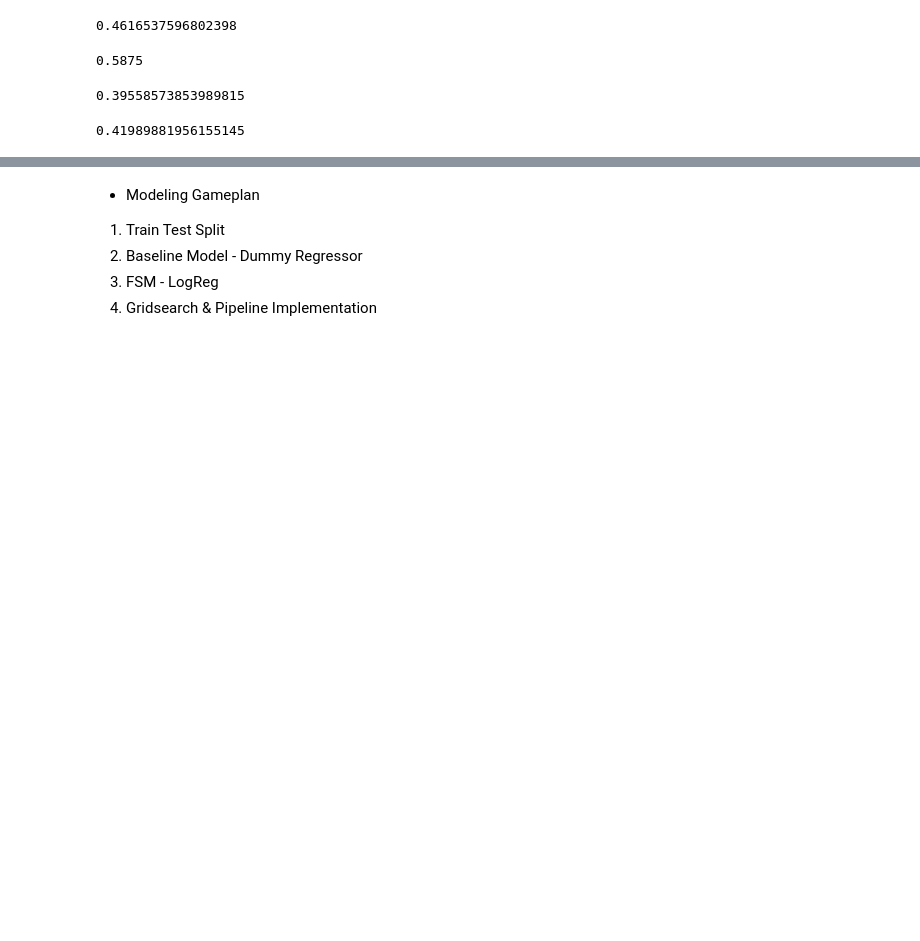
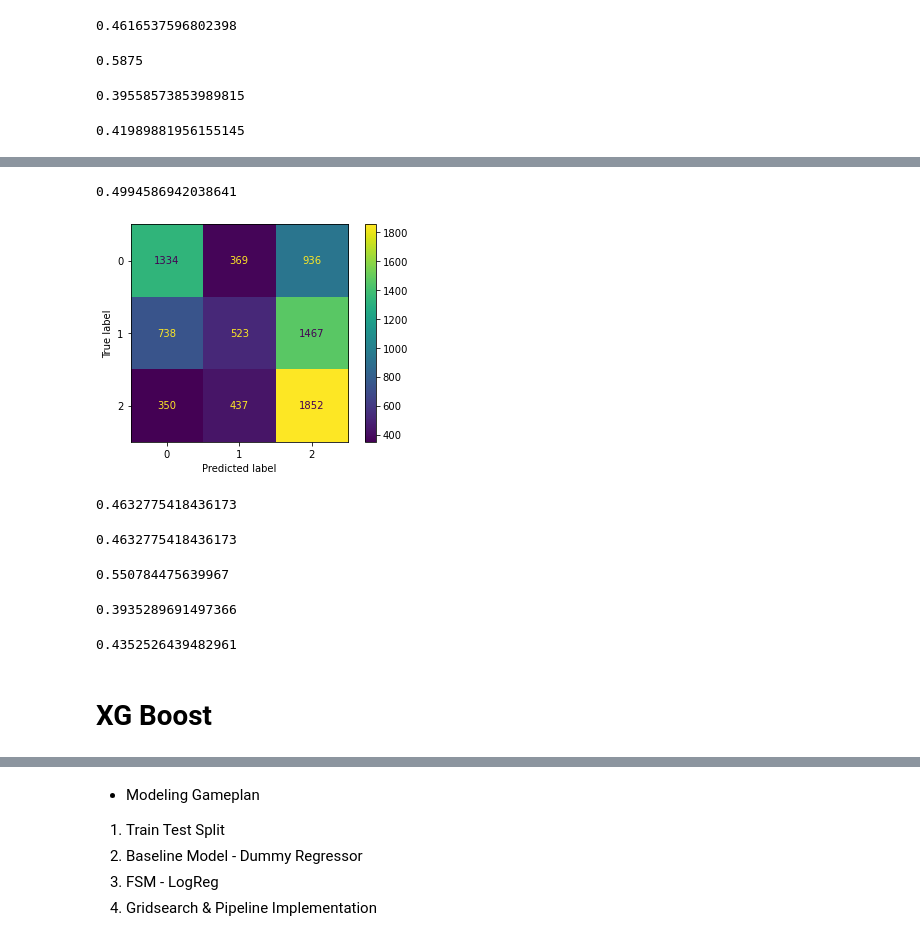
Before and after one commit to schoe4208/Airbnb-NYC-Predictive-Analysis, a Jupyter notebook: airbnb_notebook.ipynb, the cells around one changed output, grey strips where cells are left out. Cells and saved outputs as stored; diff of their text form; code cells hidden in the pictures; blank space fills up the shorter version.

```diff
--- a/airbnb_notebook.ipynb
+++ b/airbnb_notebook.ipynb
@@ -1366,0 +1423,11 @@ precision_score(y_test, y_pred_best_rfc, labels=[2], average='micro')
+# %%
+#Implementing Gridsearch to find best gradient boosting classifier parameters
+
+parameters_gbc = {'gbc__n_estimators': [100, 200, 300],
+                 'gbc__max_depth': [2, 3, 4, 5]}
+
+gs_gbc = GridSearchCV(estimator=gbc_model_pipe,
+                 param_grid=parameters_gbc,
+                 cv=5)
+# %%
+gs_gbc.fit(X_train, y_train)
@@ -1366,0 +1458,10 @@ precision_score(y_test, y_pred_best_rfc, labels=[2], average='micro')
+# %%
+#Using the best parameters from GridSearchCV to run best Gradient Boosting Classifer model
+
+best_gbc_model_pipe = Pipeline(steps=[('ct', CT),
+                                     ('best_gbc', GradientBoostingClassifier(max_features='sqrt',
+                                                                             max_depth=4,
+                                                                             n_estimators=100,
+                                                                             random_state=100))])
+# %%
+best_gbc_model_pipe.fit(X_train, y_train)
@@ -1366,0 +1480,37 @@ precision_score(y_test, y_pred_best_rfc, labels=[2], average='micro')
+# %%
+best_gbc_model_pipe.score(X_train, y_train)
+# %% [output]
+0.4994586942038641
+# %%
+#Confusion Matrix of Best Gradient Boosting Classifier
+
+y_pred_best_gbc = best_gbc_model_pipe.predict(X_test)
+cm_best_gbc = confusion_matrix(y_test, y_pred_best_gbc)
+
+disp_best_gbc = ConfusionMatrixDisplay(confusion_matrix=cm_best_gbc)
+
+disp_best_gbc.plot();
+# %% [output]
+[figure, added]
+# %%
+best_gbc_model_pipe.score(X_test, y_test)
+# %% [output]
+0.4632775418436173
+# %%
+accuracy_score(y_test, y_pred_best_gbc)
+# %% [output]
+0.4632775418436173
+# %%
+precision_score(y_test, y_pred_best_gbc, labels=[0], average='micro')
+# %% [output]
+0.550784475639967
+# %%
+precision_score(y_test, y_pred_best_gbc, labels=[1], average='micro')
+# %% [output]
+0.3935289691497366
+# %%
+precision_score(y_test, y_pred_best_gbc, labels=[2], average='micro')
+# %% [output]
+0.4352526439482961
+# %% [markdown]
+# XG Boost
```
Also changed, not shown: parts of 44 cells of this notebook.
